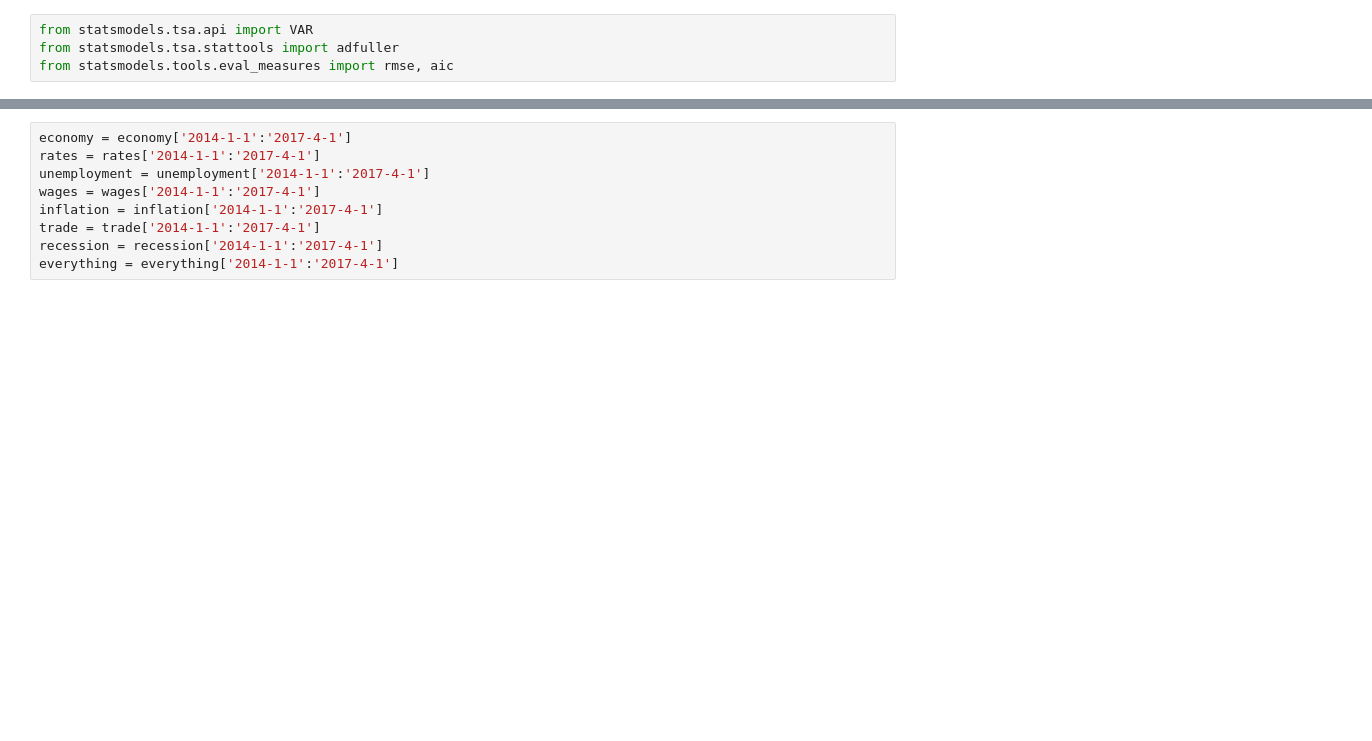
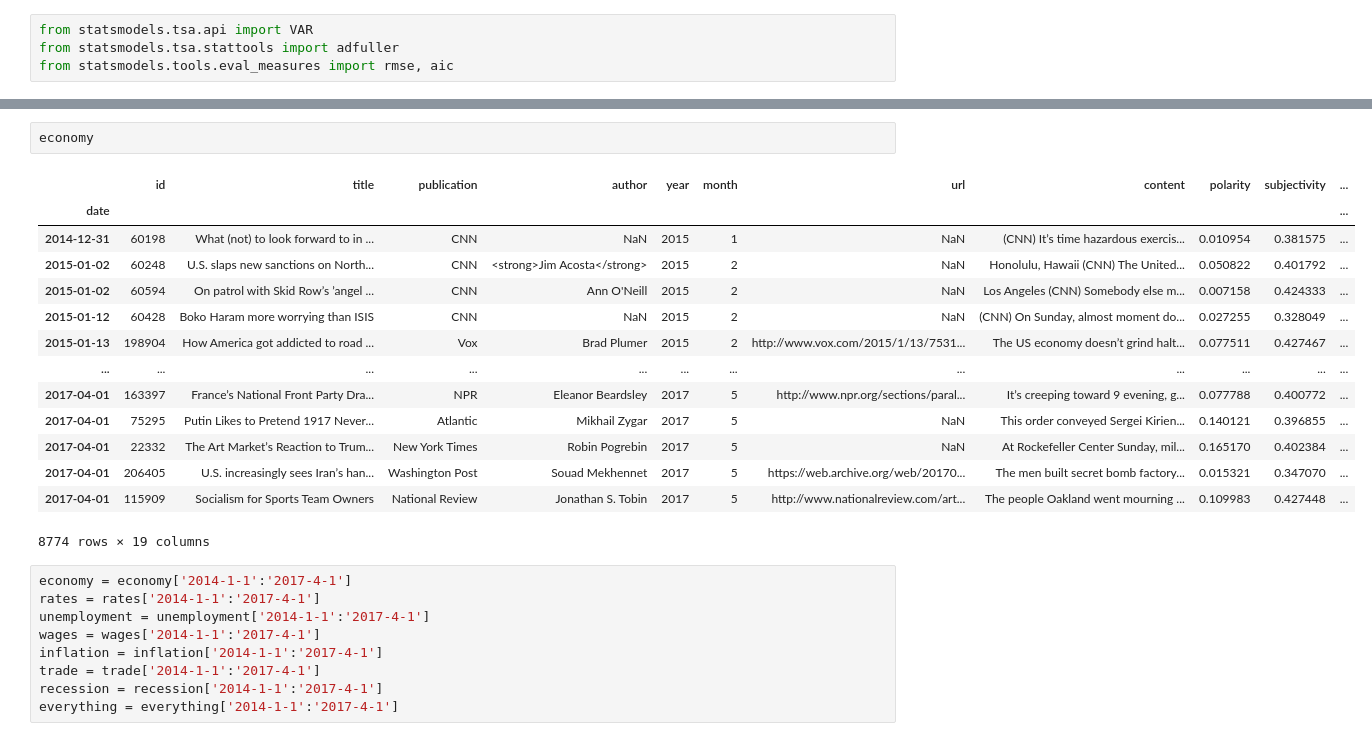
Before and after one commit to brunnatorino/Political-Communication-and-Data-Analytics, a Jupyter notebook: Untitled.ipynb, the cells around one changed output, grey strips where cells are left out. Saved outputs shown, nothing was run; the diff lists cells and outputs as text; blank space fills up the shorter version.

```diff
--- a/Untitled.ipynb
+++ b/Untitled.ipynb
@@ -197,3 +277,20 @@ everything['key'] = everything['year'].astype(str) + everything['month'].astype(
+# %%
+economy
+# %% [output]
+|  | id | title | publication | author | year | month | url | content | polarity | subjectivity | ... |
+| date |  |  |  |  |  |  |  |  |  |  | ... |
+| 2014-12-31 | 60198 | What (not) to look forward to in ... | CNN | NaN | 2015 | 1 | NaN | (CNN) It’s time hazardous exercis... | 0.010954 | 0.381575 | ... |
+| 2015-01-02 | 60248 | U.S. slaps new sanctions on North... | CNN | <strong>Jim Acosta</strong> | 2015 | 2 | NaN | Honolulu, Hawaii (CNN) The United... | 0.050822 | 0.401792 | ... |
+| 2015-01-02 | 60594 | On patrol with Skid Row’s ’angel ... | CNN | Ann O'Neill | 2015 | 2 | NaN | Los Angeles (CNN) Somebody else m... | 0.007158 | 0.424333 | ... |
+| 2015-01-12 | 60428 | Boko Haram more worrying than ISIS | CNN | NaN | 2015 | 2 | NaN | (CNN) On Sunday, almost moment do... | 0.027255 | 0.328049 | ... |
+| 2015-01-13 | 198904 | How America got addicted to road ... | Vox | Brad Plumer | 2015 | 2 | http://www.vox.com/2015/1/13/7531... | The US economy doesn’t grind halt... | 0.077511 | 0.427467 | ... |
+| ... | ... | ... | ... | ... | ... | ... | ... | ... | ... | ... | ... |
+| 2017-04-01 | 163397 | France’s National Front Party Dra... | NPR | Eleanor Beardsley | 2017 | 5 | http://www.npr.org/sections/paral... | It’s creeping toward 9 evening, g... | 0.077788 | 0.400772 | ... |
+| 2017-04-01 | 75295 | Putin Likes to Pretend 1917 Never... | Atlantic | Mikhail Zygar | 2017 | 5 | NaN | This order conveyed Sergei Kirien... | 0.140121 | 0.396855 | ... |
+| 2017-04-01 | 22332 | The Art Market’s Reaction to Trum... | New York Times | Robin Pogrebin | 2017 | 5 | NaN | At Rockefeller Center Sunday, mil... | 0.165170 | 0.402384 | ... |
+| 2017-04-01 | 206405 | U.S. increasingly sees Iran’s han... | Washington Post | Souad Mekhennet | 2017 | 5 | https://web.archive.org/web/20170... | The men built secret bomb factory... | 0.015321 | 0.347070 | ... |
+| 2017-04-01 | 115909 | Socialism for Sports Team Owners | National Review | Jonathan S. Tobin | 2017 | 5 | http://www.nationalreview.com/art... | The people Oakland went mourning ... | 0.109983 | 0.427448 | ... |
+8774 rows × 19 columns
 # %%
 economy = economy['2014-1-1':'2017-4-1']
 rates = rates['2014-1-1':'2017-4-1']
```
Also changed, not shown: parts of 29 cells of this notebook.
